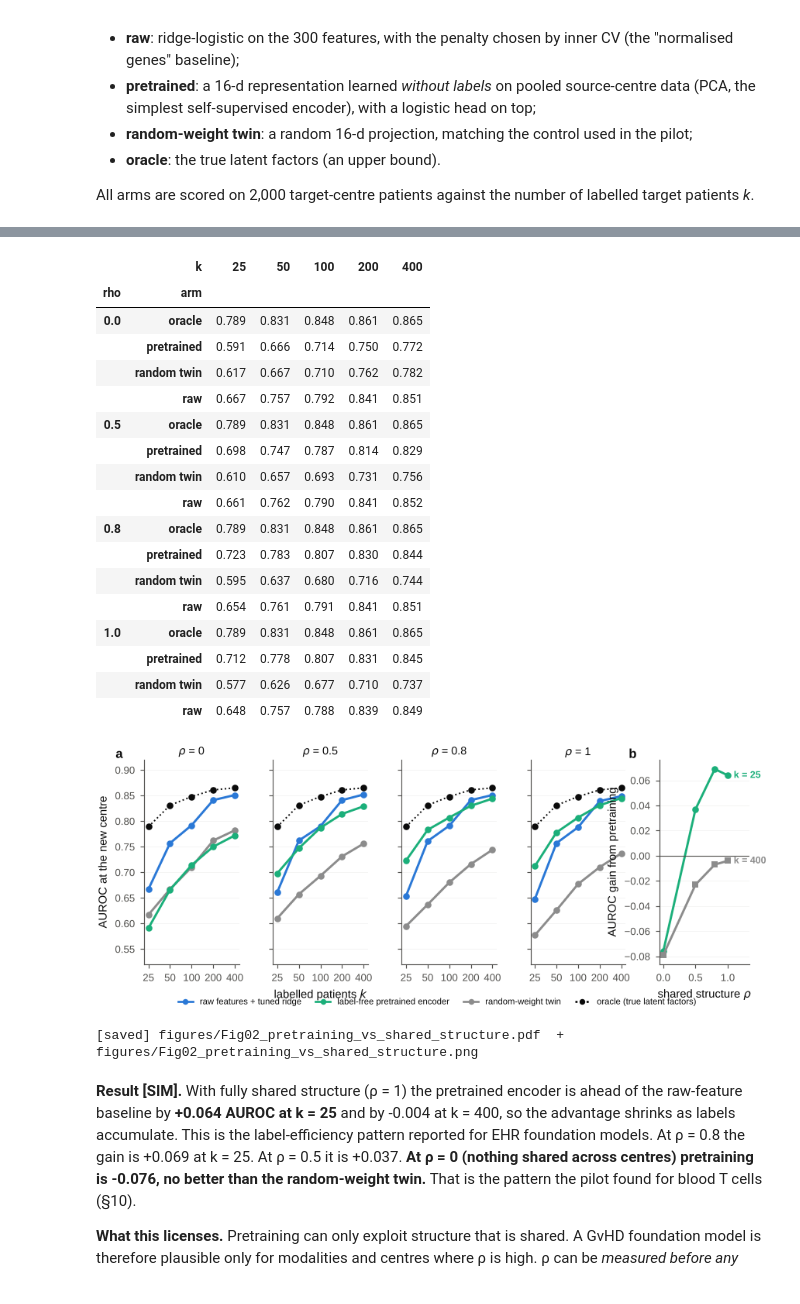
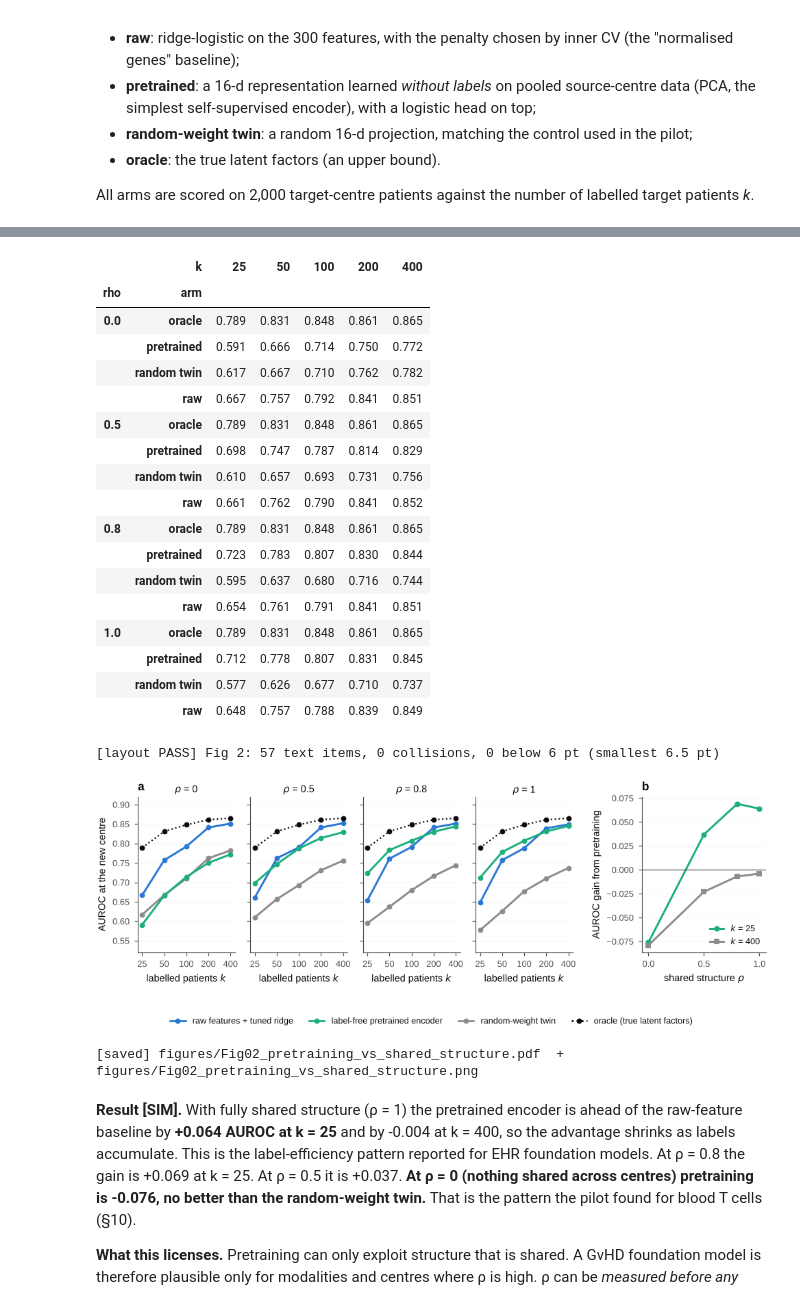
Before and after one commit to dhillonv10/benchmark-paper, a Jupyter notebook: ALLO_FM_GvHD_foundation_model.ipynb, the cells around one changed output, grey strips where cells are left out. Saved outputs shown, nothing was run; the diff lists cells and outputs as text; code cells hidden in the pictures.

```diff
--- a/ALLO_FM_GvHD_foundation_model.ipynb
+++ b/ALLO_FM_GvHD_foundation_model.ipynb
@@ -285,36 +383,33 @@ ARMS = [('raw', PAL['blue'], '-', 'raw features + tuned ridge'),
         ('pretrained', PAL['aqua'], '-', 'label-free pretrained encoder'),
         ('random twin', PAL['grey'], '-', 'random-weight twin'),
         ('oracle', PAL['ink'], ':', 'oracle (true latent factors)')]
-fig, axes = plt.subplots(1, len(RHOS) + 1, figsize=(FULL, 2.45),
-                         gridspec_kw=dict(width_ratios=[1] * len(RHOS) + [.95], wspace=.36))
-for i, rho in enumerate(RHOS):
-    ax = axes[i]; ygrid(ax)
+fig = plt.figure(figsize=(FULL, 2.8))
+gl = fig.add_gridspec(1, 4, left=.075, right=.705, bottom=.285, top=.865, wspace=.16)
+gr = fig.add_gridspec(1, 1, left=.805, right=.985, bottom=.285, top=.865)
+axs = [fig.add_subplot(gl[0, i]) for i in range(4)]
+for i, (rho, ax) in enumerate(zip(RHOS, axs)):
+    ygrid(ax)
     for arm, c, ls, _ in ARMS:
-        ax.plot(KS, s1.loc[(rho, arm)].values, marker='o', color=c, ls=ls,
-                lw=1.5 if arm != 'oracle' else 1.0, zorder=3 if arm == 'pretrained' else 2)
-    ax.set_xscale('log'); ax.set_xticks(KS); ax.set_xticklabels(KS); ax.minorticks_off()
-    ax.set_ylim(.52, .92)
-    ax.set_title(f'$\\rho$ = {rho:g}', fontsize=7.4, pad=3)
+        ax.plot(KS, s1.loc[(rho, arm)].values, marker='o', ms=3.0, color=c, ls=ls,
+                lw=1.5 if arm != 'oracle' else 1.1, zorder=3 if arm == 'pretrained' else 2)
+    ax.set_xscale('log'); ax.set_xticks(KS); ax.set_xticklabels(KS); ax.minorticks_off(); ax.set_ylim(.52, .92)
+    ax.set_title(f'$\\rho$ = {rho:g}', pad=3); ax.set_xlabel('labelled patients $k$')
     if i: ax.set_yticklabels([])
-    else:
-        ax.set_ylabel('AUROC at the new centre'); panel(ax, 'a', dx=-.30)
-    ax.set_xlabel('labelled patients $k$' if i == 1 else '')
-# right-hand panel: the gain over the raw baseline, as a function of rho, at two label counts
-ax = axes[-1]; ygrid(ax)
+    else: ax.set_ylabel('AUROC at the new centre')
+panel(axs[0], 'a')
+ax = fig.add_subplot(gr[0, 0]); ygrid(ax)
 for k, c, m in ((25, PAL['aqua'], 'o'), (400, PAL['grey'], 's')):
-    g = [s1.loc[(r, 'pretrained'), k] - s1.loc[(r, 'raw'), k] for r in RHOS]
-    ax.plot(RHOS, g, marker=m, color=c, lw=1.5)
-    dlabel(ax, RHOS[-1], g[-1], f'k = {k}', c, dx=4, size=6.4)
-ax.axhline(0, color=PAL['ink2'], lw=.6)
-ax.set_xlabel('shared structure $\\rho$'); ax.set_ylabel('AUROC gain from pretraining'); panel(ax, 'b', dx=-.34)
-ax.set_xlim(-.06, 1.34); ax.set_xticks([0, .5, 1.0])
-fig.legend([plt.Line2D([], [], color=c, ls=ls, marker='o', ms=2.8, lw=1.4) for _, c, ls, _ in ARMS],
-           [lab for _, _, _, lab in ARMS], fontsize=5.8, ncol=4, loc='lower center',
-           bbox_to_anchor=(.5, -.07), handlelength=1.7, columnspacing=1.6)
+    ax.plot(RHOS, [s1.loc[(r, 'pretrained'), k] - s1.loc[(r, 'raw'), k] for r in RHOS], marker=m, ms=3.2,
+            color=c, lw=1.5, label=f'$k$ = {k}')
+ax.axhline(0, color=PAL['ink2'], lw=.6); ax.set_xticks([0, .5, 1]); ax.set_xlim(-.06, 1.06)
+ax.set_xlabel('shared structure $\\rho$'); ax.set_ylabel('AUROC gain from pretraining')
+ax.legend(loc='lower right'); panel(ax, 'b')
+fig.legend([plt.Line2D([], [], color=c, ls=ls, marker='o', ms=3, lw=1.4) for _, c, ls, _ in ARMS],
+           [lab for _, _, _, lab in ARMS], ncol=4, loc='lower center', bbox_to_anchor=(.5, -.01),
+           handlelength=1.8, columnspacing=1.8)
 finish(fig, 2, 'pretraining_vs_shared_structure',
-       '[SIM] Label-free pretraining pays only in proportion to the feature structure shared across centres. '
-       '(a) Target-centre AUROC against the number of labelled target patients, at four levels of shared '
-       'structure rho. (b) The same result as the gain over the tuned raw-feature baseline: large at few '
-       'labels and high rho, absent at rho = 0, and shrinking everywhere as labels accumulate. '
-       'Simulated data; the effect sizes follow from the stated generative model, not from patients.')
+       '[SIM] Label-free pretraining pays in proportion to the structure shared across centres. (a) AUROC at a new '
+       'centre against the number of labelled patients there, at four levels of shared structure rho. (b) The same '
+       'result as the gain over the tuned raw-feature baseline: positive at few labels and high rho, absent at '
+       'rho = 0, and shrinking everywhere as labels accumulate. Simulated data; effect sizes follow from the stated model.')
 # %% [output]
@@ -322,23 +417,24 @@ S1 finished in 116s
 |  | k | 25 | 50 | 100 | 200 | 400 |
 | rho | arm |  |  |  |  |  |
 | 0.0 | oracle | 0.789 | 0.831 | 0.848 | 0.861 | 0.865 |
 |  | pretrained | 0.591 | 0.666 | 0.714 | 0.750 | 0.772 |
 |  | random twin | 0.617 | 0.667 | 0.710 | 0.762 | 0.782 |
 |  | raw | 0.667 | 0.757 | 0.792 | 0.841 | 0.851 |
 | 0.5 | oracle | 0.789 | 0.831 | 0.848 | 0.861 | 0.865 |
 |  | pretrained | 0.698 | 0.747 | 0.787 | 0.814 | 0.829 |
 |  | random twin | 0.610 | 0.657 | 0.693 | 0.731 | 0.756 |
 |  | raw | 0.661 | 0.762 | 0.790 | 0.841 | 0.852 |
 | 0.8 | oracle | 0.789 | 0.831 | 0.848 | 0.861 | 0.865 |
 |  | pretrained | 0.723 | 0.783 | 0.807 | 0.830 | 0.844 |
 |  | random twin | 0.595 | 0.637 | 0.680 | 0.716 | 0.744 |
 |  | raw | 0.654 | 0.761 | 0.791 | 0.841 | 0.851 |
 | 1.0 | oracle | 0.789 | 0.831 | 0.848 | 0.861 | 0.865 |
 |  | pretrained | 0.712 | 0.778 | 0.807 | 0.831 | 0.845 |
 |  | random twin | 0.577 | 0.626 | 0.677 | 0.710 | 0.737 |
 |  | raw | 0.648 | 0.757 | 0.788 | 0.839 | 0.849 |
+[layout PASS] Fig 2: 57 text items, 0 collisions, 0 below 6 pt (smallest 6.5 pt)
-[figure, old version]
+[figure, new version]
-[saved] figures/Fig02_pretraining_vs_shared_structure.pdf  +  figures/Fig02_pretraining_vs_shared_structure.png
+[saved] figures/Fig02_pretraining_vs_shared_structure.pdf  +  figures/Fig02_pretraining_vs_shared_structure.png
 # %%
 g = lambda rho, arm, k: s1.loc[(rho, arm), k]
 gain_small = {rho: g(rho, 'pretrained', 25) - g(rho, 'raw', 25) for rho in RHOS}
```
Also changed, not shown: parts of 16 cells of this notebook, 33 other files.
